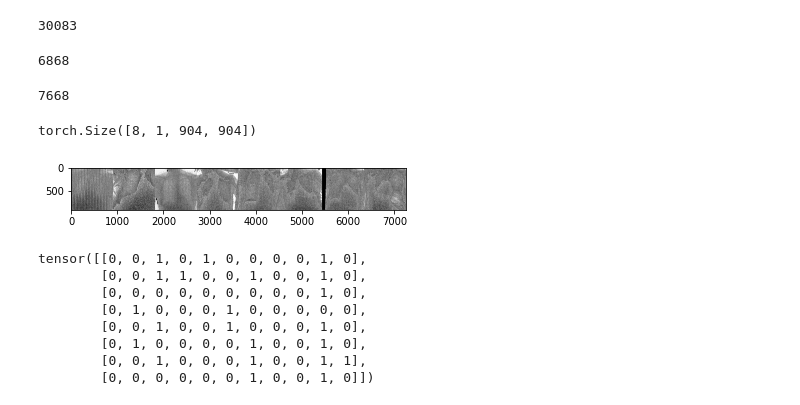
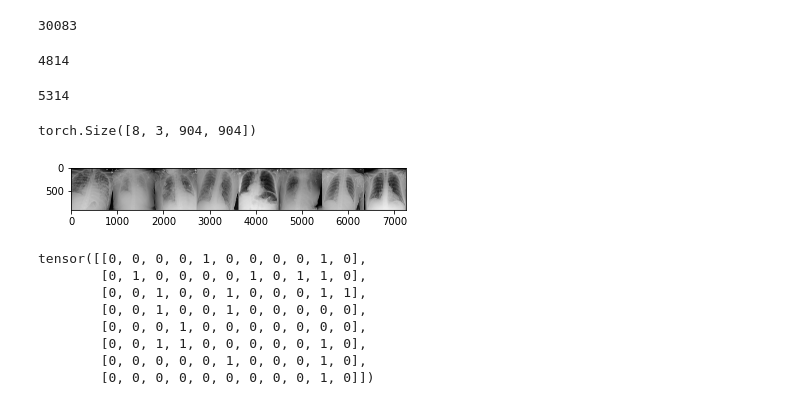
Before and after one commit to alirezash97/Machine-Learning-Course, a Jupyter notebook: Final_Project/RANZCR.ipynb, the cells around one changed output. Saved outputs shown, nothing was run; the diff lists cells and outputs as text; code cells hidden in the pictures.

```diff
--- a/Final_Project/RANZCR.ipynb
+++ b/Final_Project/RANZCR.ipynb
@@ -120,14 +84,14 @@ len(train_csv)
 # %% [output]
 30083
 # %%
-sampled_index, validation_index = sampling(train_csv, 800)
+sampled_index, validation_index = sampling(train_csv, 500)
 validation_names =train_csv.iloc[validation_index, :]
 print(len(validation_names))
 images_name =train_csv.iloc[sampled_index, :]
 len(images_name)
 # %% [output]
-6868
+4814
-7668
+5314
 # %%
 from __future__ import print_function, division
 import os
@@ -171,13 +135,20 @@ from torchvision import transforms, utils
 # std = np.array([19147.3164, 19147.3164, 19147.3164])
 
 # these results are calculated using above cell
-mean = np.array([0.4823])
-std = np.array([19147.3164])
+# mean = np.array([0.4823])
+# std = np.array([19147.3164])
+# mean = np.array([0.4823])
+# std = np.array([0.5])
+mean = np.array([0.5057, 0.5057, 0.5057])
+std = np.array([0.1902, 0.1902, 0.1902])
 # %%
+from PIL import Image
+
+
 class RANZCRDataset(Dataset):
 
 
-    def __init__(self, csv_file='/content/trainset/train.csv', root_dir='/content/trainset/data/1', transform=None, images_name=None):
+    def __init__(self, csv_file='/content/trainset/train.csv', root_dir='/content/trainset/data/1', transform=transform, images_name=None):
         """
         Args:
             csv_file (string): Path to the csv file with annotations.
@@ -199,17 +170,17 @@ class RANZCRDataset(Dataset):
 
         img_name = os.path.join(self.root_dir,
                                 self.Images_name.iloc[idx, 0])
-        image = io.imread(img_name + '.jpg')
-        image = np.expand_dims(image, axis=0)
+        image = Image.open(img_name + '.jpg').convert('RGB')
         labels = self.Images_name.iloc[idx, 1:-1].values
         labels = labels.astype(np.int)
         labels = torch.from_numpy(labels)
-        sample = {'image': np.array(image), 'label': labels }
+        sample = {'image': image, 'label': labels }
+
+        if self.transform:
+
+          sample['image'] = self.transform(sample['image'])
 
 
-        if self.transform:
-            sample['image'] = self.transform(torch.from_numpy(np.array(sample['image'], dtype=float)))
-
         return sample
 # %%
 import torch
@@ -217,9 +188,10 @@ from torchvision import datasets, transforms
 import torch.nn.functional as F
 
 
-transform = transforms.Compose([transforms.Normalize(mean , std),
+transform = transforms.Compose([transforms.ToTensor(),
                                 transforms.Resize((1024, 1024)),
-                                transforms.CenterCrop(904)])
+                                transforms.CenterCrop(904),
+                                transforms.Normalize(mean, std)])
 
 
 
@@ -246,25 +218,25 @@ validation_data_loader = torch.utils.data.DataLoader(validation,
 # %%
 def imshow(img):
     npimg = img.numpy()
-    npimg = ((npimg * std) + mean) # unnormalize
+    npimg = ((npimg * std[0]) + mean[0]) # unnormalize
     plt.imshow((np.transpose(npimg, (1, 2, 0)) * 255).astype(np.uint8))
     plt.show()
 
 
 # get some random training images
 dataiter = iter(train_data_loader)
 sample = dataiter.next()
 print(sample['image'].shape)
 imshow(torchvision.utils.make_grid(sample['image']))
 print(sample['label'])
 # %% [output]
-torch.Size([8, 1, 904, 904])
+torch.Size([8, 3, 904, 904])
-[figure, old version]
+[figure, new version]
-tensor([[0, 0, 1, 0, 1, 0, 0, 0, 0, 1, 0],
-        [0, 0, 1, 1, 0, 0, 1, 0, 0, 1, 0],
-        [0, 0, 0, 0, 0, 0, 0, 0, 0, 1, 0],
-        [0, 1, 0, 0, 0, 1, 0, 0, 0, 0, 0],
-        [0, 0, 1, 0, 0, 1, 0, 0, 0, 1, 0],
-        [0, 1, 0, 0, 0, 0, 1, 0, 0, 1, 0],
-        [0, 0, 1, 0, 0, 0, 1, 0, 0, 1, 1],
-        [0, 0, 0, 0, 0, 0, 1, 0, 0, 1, 0]])
+tensor([[0, 0, 0, 0, 1, 0, 0, 0, 0, 1, 0],
+        [0, 1, 0, 0, 0, 0, 1, 0, 1, 1, 0],
+        [0, 0, 1, 0, 0, 1, 0, 0, 0, 1, 1],
+        [0, 0, 1, 0, 0, 1, 0, 0, 0, 0, 0],
+        [0, 0, 0, 1, 0, 0, 0, 0, 0, 0, 0],
+        [0, 0, 1, 1, 0, 0, 0, 0, 0, 1, 0],
+        [0, 0, 0, 0, 0, 1, 0, 0, 0, 1, 0],
+        [0, 0, 0, 0, 0, 0, 0, 0, 0, 1, 0]])
```
Also changed, not shown: parts of 15 cells of this notebook.
